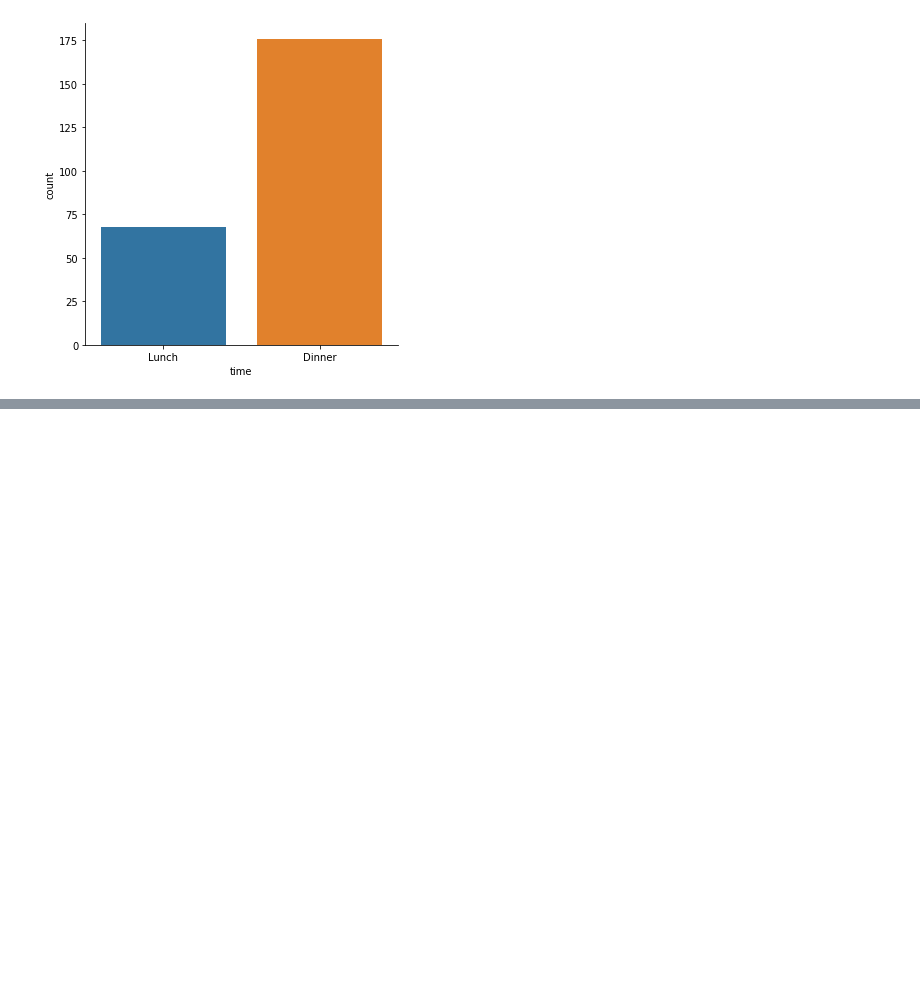
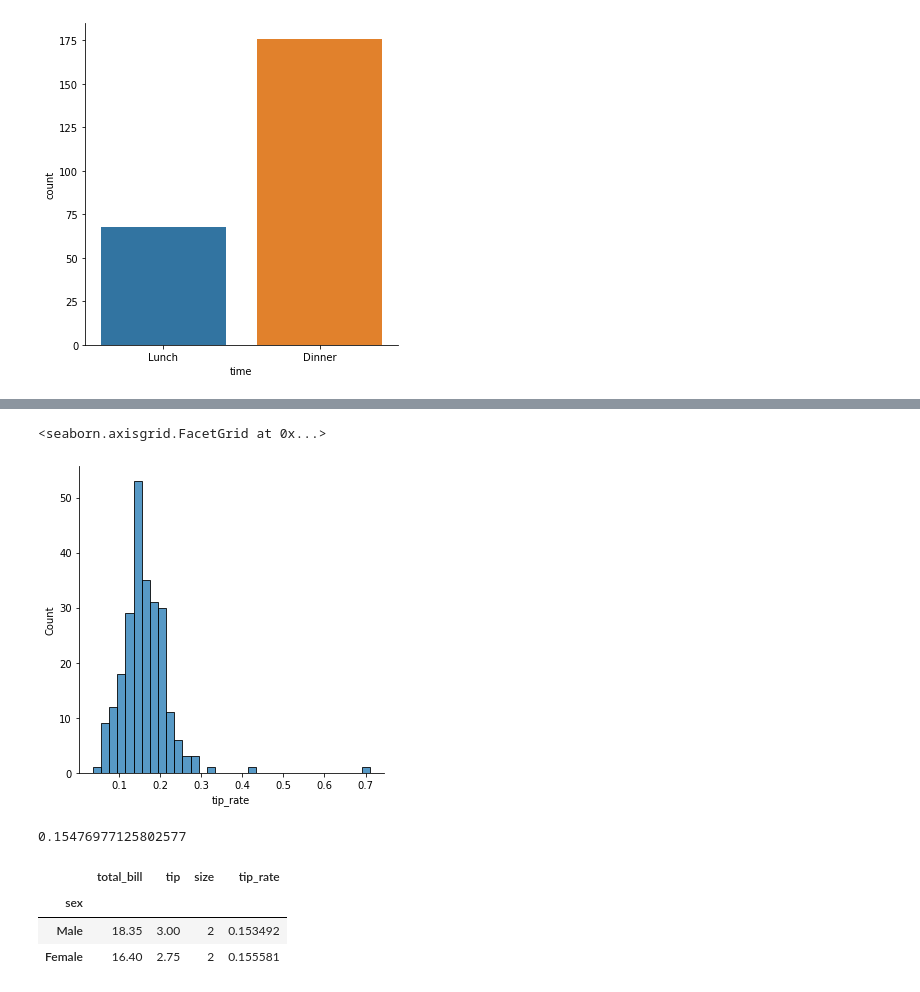
Before and after one commit to pajannat/my-learning, a Jupyter notebook: 米国データサイエンティストが教える統計学超入門講座/statistics.ipynb, the cells around one changed output, grey strips where cells are left out. Saved outputs shown, nothing was run; the diff lists cells and outputs as text; code cells hidden in the pictures; blank space fills up the shorter version.

```diff
--- a/米国データサイエンティストが教える統計学超入門講座/statistics.ipynb
+++ b/米国データサイエンティストが教える統計学超入門講座/statistics.ipynb
@@ -33,0 +72,16 @@ sns.catplot('time', data=df, kind='count')
+# %%
+sns.displot(df['tip_rate'], kde=False)
+# %% [output]
+<seaborn.axisgrid.FacetGrid at 0x...>
+[figure, added]
+# %%
+df['tip_rate'].median()
+# %% [output]
+0.15476977125802577
+# %%
+df.groupby('sex').median()
+# %% [output]
+|  | total_bill | tip | size | tip_rate |
+| sex |  |  |  |  |
+| Male | 18.35 | 3.00 | 2 | 0.153492 |
+| Female | 16.40 | 2.75 | 2 | 0.155581 |
```
Also changed, not shown: parts of 34 cells of this notebook.
